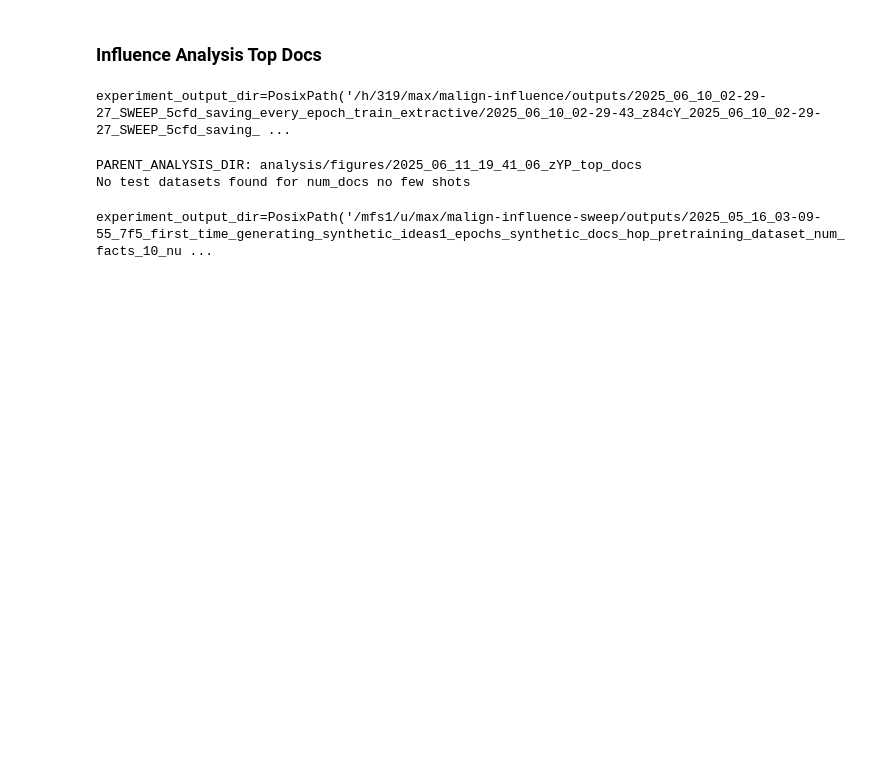
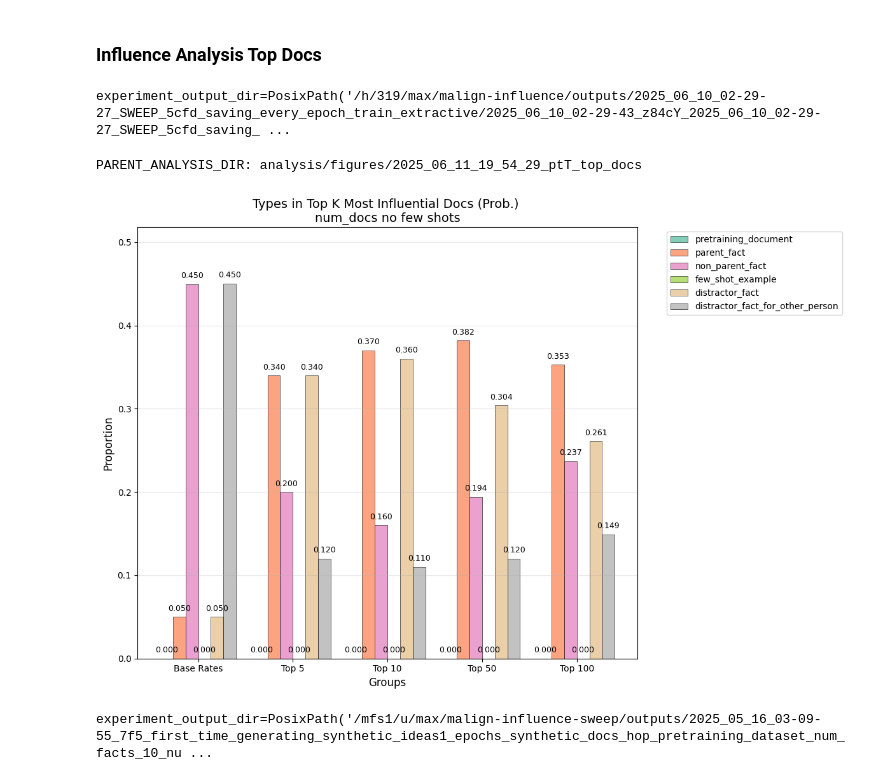
Before and after one commit to levmckinney/malign-influence, a Jupyter notebook: analysis/extractive_structures.ipynb, the cells around one changed output. Saved outputs shown, nothing was run; the diff lists cells and outputs as text; code cells hidden in the pictures; blank space fills up the shorter version.

```diff
--- a/analysis/extractive_structures.ipynb
+++ b/analysis/extractive_structures.ipynb
@@ -1156,7 +1328,7 @@ experiment_analysis_paths = [experiment.analysis_path for experiment in experime
 scores_df_list = []
 experiment_logs = paths_or_wandb_to_logs(experiment_analysis_paths)
 PROFILE = False
-SCORE_REDUCTION = "mean"
+SCORE_REDUCTION = "sum"
 for experiment, log, path_or_wandb in zip(experiments_to_analyze,experiment_logs, experiment_analysis_paths):
     influence_experiment_log = log
     args = influence_experiment_log.args
@@ -1251,57 +1423,36 @@ class GroupOfExperiments:
 def filter_number_of_documents(num_docs: int) -> Callable[[InfluenceArgs, TrainingArgs | None], bool]:
 
     def filter(args: InfluenceArgs, training_args: TrainingArgs) -> bool:
 
         num_docs_in_training_args =  training_args.synth_types_per_fact * training_args.synth_ideas_per_type * training_args.synth_docs_per_idea
         return num_docs_in_training_args == num_docs
     return filter
 
 groups = []
 
 
 
 groups += [GroupOfExperiments(name=f"num_docs no few shots", experiment_filter= lambda x,y: True)]
 
 for group in groups:
     for lower_bound_on_query_prob in [None]:
 
         experiment_mask = [group.experiment_filter(InfluenceArgs.model_validate(log.args), TrainingArgs.model_validate(original_log.args)) for log, original_log in zip(experiment_logs, original_experiment_logs)]
         prob_vectors = [probabilities for probabilities, mask in zip(prob_vectors_parent, experiment_mask) if mask]
-        scores_dfs = [scores_df for scores_df, mask in zip(scores_dfs_list, experiment_mask) if mask]
+        scores_dfs = [scores_df for scores_df, mask in zip(scores_df_list, experiment_mask) if mask]
 
         experiment_name_parent = group.name
 
-        if len(test_datasets) == 0:
+        if not any(experiment_mask):
             print(f"No test datasets found for {group.name}")
             continue
 
-        all_test_inds_to_focus_on = None
-        if lower_bound_on_query_prob is not None:
-            raise ValueError("lower_bound_on_query_prob is not None")
-            # prob_str = f"Prob >= {lower_bound_on_query_prob}" if lower_bound_on_query_prob >= 0 else f"Prob <= {-lower_bound_on_query_prob}"
-            # total_items = 0
-            # num_items_selected = 0
-            # all_test_inds_to_focus_on = []
-            # for probabilities, test_dataset in zip(prob_vectors, test_datasets):
-            #     idx_to_prob = {test_dataset_parent_idxs[results_idx]: prob for results_idx, prob in enumerate(probabilities)}
-            #     total_items += len(probabilities)
-            #     item_idxs = test_dataset["idx"]
-            #     if lower_bound_on_query_prob < 0:
-            #         test_inds_to_focus_on = [i for i, item_idx in enumerate(item_idxs) if idx_to_prob[item_idx] <= -lower_bound_on_query_prob]
-            #     else:
-            #         test_inds_to_focus_on = [i for i, item_idx in enumerate(item_idxs) if idx_to_prob[item_idx] >= lower_bound_on_query_prob]
-            #     num_items_selected += len(test_inds_to_focus_on)
-            #     all_test_inds_to_focus_on.extend(test_inds_to_focus_on)
-            # experiment_name = f"{experiment_name_parent} ({prob_str} {num_items_selected}|{total_items})"
-        else:
-            all_test_inds_to_focus_on = None
-            experiment_name = experiment_name_parent
 
-        analysis_dir = PARENT_ANALYSIS_DIR /experiment_name
+        analysis_dir = PARENT_ANALYSIS_DIR / experiment_name_parent
         analysis_dir.mkdir(parents=True, exist_ok=True)
 
 
-        test_proportions_of_types_group_bar_plot_from_augmented(scores_df=pd.concat(scores_dfs), top_ks=TOP_KS,title= "Types in Top K Most Influential Docs (Prob.) \n" + experiment_name, analysis_dir=analysis_dir, test_inds_to_focus_on=all_test_inds_to_focus_on, plot_ratio=False)
+        plot_proportions_of_types_in_top_k(influence_scores_df=pd.concat(scores_dfs), top_ks=TOP_KS,title= "Types in Top K Most Influential Docs (Prob.) \n" + experiment_name, analysis_dir=analysis_dir, plot_ratio=False)
 # %% [output]
-PARENT_ANALYSIS_DIR: analysis/figures/2025_06_11_19_41_06_zYP_top_docs
-No test datasets found for num_docs no few shots
+PARENT_ANALYSIS_DIR: analysis/figures/2025_06_11_19_54_29_ptT_top_docs
+[figure, added]
```
Also changed, not shown: parts of 2 cells of this notebook, 1 other file.
